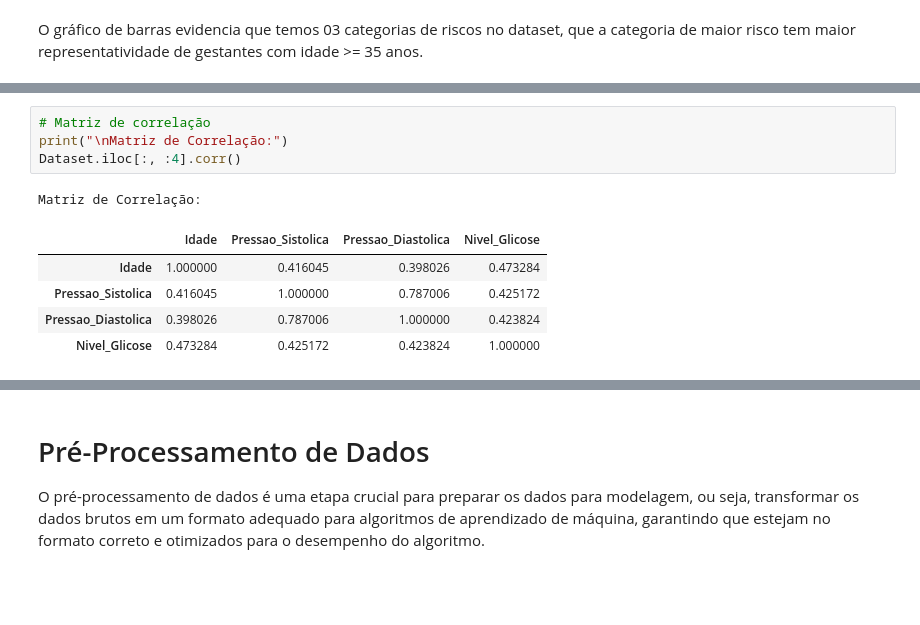
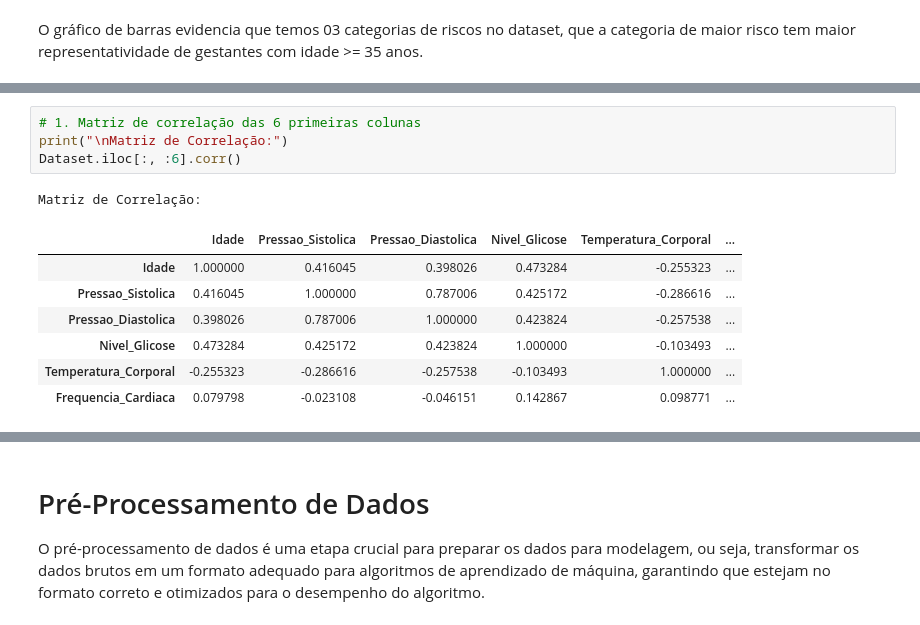
Before and after one commit to AlineFiori/MVP, a Jupyter notebook: Template_Análise_de_Dados_Pregnancy.ipynb, the cells around one changed output, grey strips where cells are left out. Drawn from its saved outputs; the diff is of its cells as text; blank space fills up the shorter version.

```diff
--- a/Template_Análise_de_Dados_Pregnancy.ipynb
+++ b/Template_Análise_de_Dados_Pregnancy.ipynb
@@ -348,11 +354,13 @@ A matriz de correlação mede a força e a direção de uma relação linear que
 # %%
-# Matriz de correlação
+# 1. Matriz de correlação das 6 primeiras colunas
 print("\nMatriz de Correlação:")
-Dataset.iloc[:, :4].corr()
+Dataset.iloc[:, :6].corr()
 # %% [output]
 Matriz de Correlação:
-|  | Idade | Pressao_Sistolica | Pressao_Diastolica | Nivel_Glicose |
-| Idade | 1.000000 | 0.416045 | 0.398026 | 0.473284 |
-| Pressao_Sistolica | 0.416045 | 1.000000 | 0.787006 | 0.425172 |
-| Pressao_Diastolica | 0.398026 | 0.787006 | 1.000000 | 0.423824 |
-| Nivel_Glicose | 0.473284 | 0.425172 | 0.423824 | 1.000000 |
+|  | Idade | Pressao_Sistolica | Pressao_Diastolica | Nivel_Glicose | Temperatura_Corporal | ... |
+| Idade | 1.000000 | 0.416045 | 0.398026 | 0.473284 | -0.255323 | ... |
+| Pressao_Sistolica | 0.416045 | 1.000000 | 0.787006 | 0.425172 | -0.286616 | ... |
+| Pressao_Diastolica | 0.398026 | 0.787006 | 1.000000 | 0.423824 | -0.257538 | ... |
+| Nivel_Glicose | 0.473284 | 0.425172 | 0.423824 | 1.000000 | -0.103493 | ... |
+| Temperatura_Corporal | -0.255323 | -0.286616 | -0.257538 | -0.103493 | 1.000000 | ... |
+| Frequencia_Cardiaca | 0.079798 | -0.023108 | -0.046151 | 0.142867 | 0.098771 | ... |
```
Also changed, not shown: parts of 9 cells of this notebook.
